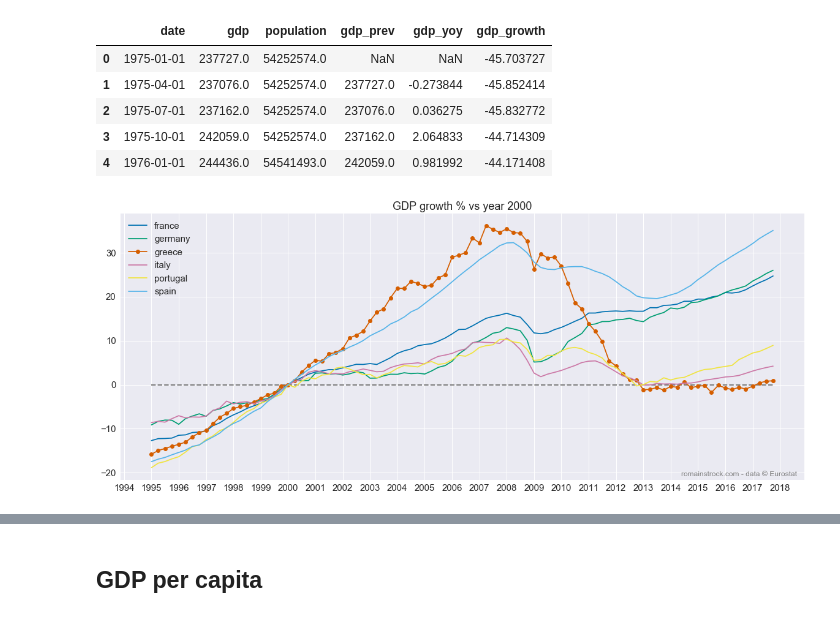
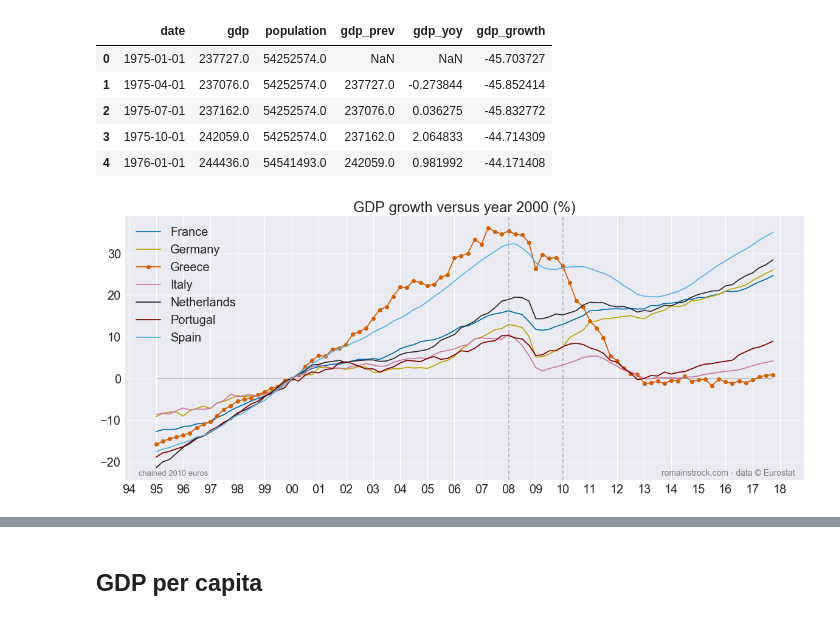
Before and after one commit to srom/ds, a Jupyter notebook: Greece.ipynb, the cells around one changed output, grey strips where cells are left out. Saved outputs shown, nothing was run; the diff lists cells and outputs as text; code cells hidden in the pictures.

```diff
--- a/Greece.ipynb
+++ b/Greece.ipynb
@@ -14,8 +14,8 @@ sns.set(style='dark', font_scale=1.5, palette='colorblind')
 # %% [markdown]
 ### GDP
 # %%
-countries = ['france', 'germany', 'greece', 'italy', 'portugal', 'spain']
-iso_countries = ['FR', 'DE', 'EL', 'IT', 'PT', 'ES']
+countries = ['france', 'germany', 'greece', 'italy', 'netherlands', 'portugal', 'spain']
+iso_countries = ['FR', 'DE', 'EL', 'IT', 'NL', 'PT', 'ES']
 country_names = {
     country: country.title()
     for country in countries
@@ -139,0 +134,13 @@ colors = {
+# %%
+palette = sns.color_palette(n_colors=len(countries))
+colors = {
+    'france': (0.0, 0.4470588235294118, 0.6980392156862745),
+    'germany': '#BDA800',
+    'greece': (0.8352941176470589, 0.3686274509803922, 0.0),
+    'ireland': (0.0, 0.6196078431372549, 0.45098039215686275),
+    'italy': (0.8, 0.4745098039215686, 0.6549019607843137),
+    'netherlands': '#2A282C',
+    'portugal': '#800000',
+    'spain': (0.33725490196078434, 0.7058823529411765, 0.9137254901960784),
+}
+colors
@@ -147,7 +163,7 @@ def mention(ax, source, position=(0.01, 0.01)):
         horizontalalignment='left',
         transform=ax.transAxes,
         color='grey',
-        fontsize=12,
+        fontsize=14,
     )
 # %% [markdown]
 ## Growth Domestic Product
@@ -237,33 +253,48 @@ data['france'].head()
 # %%
 def plot_gdp_growth_versus_2000():
     f, ax = plt.subplots(1, figsize=(20, 8))
 
-    ax.set_title('GDP growth % vs year 2000')
+    ax.set_title('GDP growth versus year 2000 (%)')
 
     dates = sorted({row.date for row in data['greece'].itertuples()})
 
-    ax.plot(dates, [0] * len(dates), linewidth=2, color='grey', linestyle='--')
+    ax.plot(dates, [0] * len(dates), linewidth=1, color='grey', linestyle='-')
 
     for country in countries:
         df = data[country]
         gdp = df[df.date.isin(dates)]['gdp_growth']
         if country == 'greece':
             marker='o'
         else:
             marker = None
-        ax.plot(dates, gdp, label=country, color=colors[country], marker=marker)
+
+        ax.plot(dates, gdp, label=country.title(), color=colors[country], marker=marker)
+
+    ax.axvline(pd.Timestamp(2008, 1, 1), linestyle='--', color='grey', alpha=0.5)
+    ax.axvline(pd.Timestamp(2010, 1, 1), linestyle='--', color='grey', alpha=0.5)
 
     ax.xaxis.set_major_locator(mdates.YearLocator())
-    ax.xaxis.set_major_formatter(mdates.DateFormatter('%Y'))
+    ax.xaxis.set_major_formatter(mdates.DateFormatter('%y'))
 
-    mention(ax, 'Eurostat', position=(0.82, 0.01))
+    mention(ax, 'Eurostat', position=(0.79, 0.01))
+
+    ax.text(
+        0.02,
+        0.01,
+        'chained 2010 euros',
+        verticalalignment='bottom',
+        horizontalalignment='left',
+        transform=ax.transAxes,
+        color='grey',
+        fontsize=13,
+    )
 
     ax.legend()
     ax.grid(True)
 
 plot_gdp_growth_versus_2000()
 # %% [output]
-[figure, old version]
+[figure, new version]
 # %%
 def plot_population(country):
     f, ax = plt.subplots(1, figsize=(20, 8))
```
Also changed, not shown: parts of 14 cells of this notebook, 2 other files.
